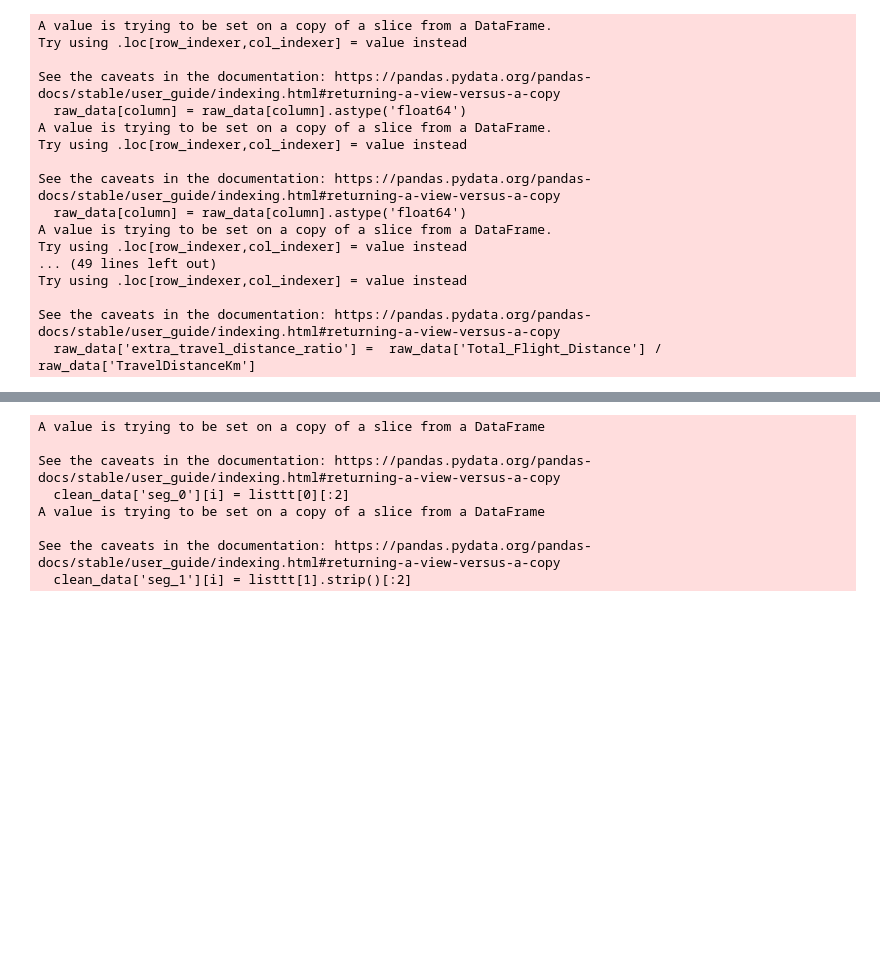
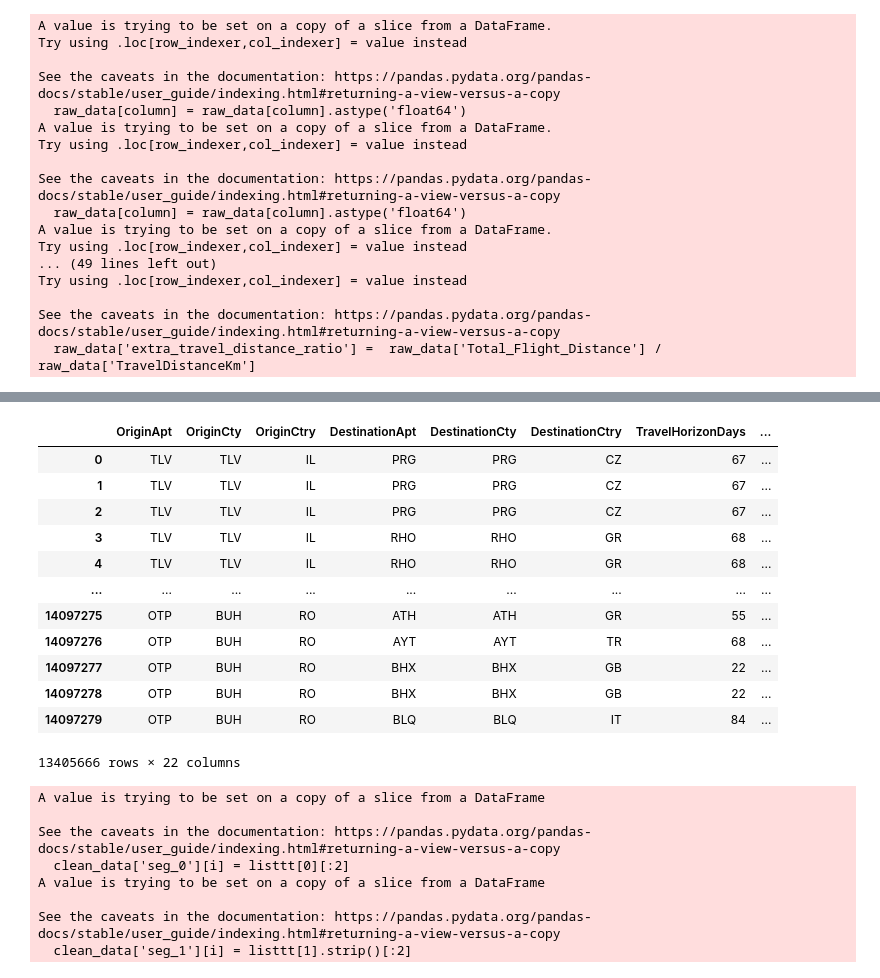
Before and after one commit to LaGenace/OptiFlyAi, a Jupyter notebook: Notebooks/ant_model_iterations.ipynb, the cells around one changed output, grey strips where cells are left out. Drawn from its saved outputs; the diff is of its cells as text; code cells hidden in the pictures; blank space fills up the shorter version.

```diff
--- a/Notebooks/ant_model_iterations.ipynb
+++ b/Notebooks/ant_model_iterations.ipynb
@@ -209,7 +393,7 @@ economy_flights = no_nan[(no_nan['PricePerPax'] > 0) & (no_nan['PricePerPax'] <
 distance_makes_sense_flights = economy_flights[(economy_flights["TravelDistanceKm"]<= economy_flights["Total_Flight_Distance"]) &
                                                (economy_flights["Total_Flight_Distance"] <= 5*economy_flights["TravelDistanceKm"])]
 
-processed_data, scalers = all_preprocessing2(distance_makes_sense_flights,columns, log_od_by_itredirects, 'lod_od_by_itredirect', box_cox, yeo_johnson)
+processed_data, scalers = all_preprocessing(distance_makes_sense_flights,columns, log_od_by_itredirects, 'lod_od_by_itredirect', box_cox, yeo_johnson, od_combined_encoding=True)
 
 # processed_data, scalers = all_preprocessing(distance_makes_sense_flights,columns, scale_itin_redirects, 'Score_Z_score_0_50', box_cox, yeo_johnson,
 #                                    target_func_param1='ItineraryRedirects', target_func_param2=0, target_func_param3=50)
@@ -238,3 +434,19 @@ processed_data.hist(figsize=(20, 10));
 # %%
 clean_processed_data = processed_data.dropna(subset=['lod_od_by_itredirect'])
+# %%
+data.loc[clean_processed_data.index]
+# %% [output]
+|  | OriginApt | OriginCty | OriginCtry | DestinationApt | DestinationCty | DestinationCtry | TravelHorizonDays | ... |
+| 0 | TLV | TLV | IL | PRG | PRG | CZ | 67 | ... |
+| 1 | TLV | TLV | IL | PRG | PRG | CZ | 67 | ... |
+| 2 | TLV | TLV | IL | PRG | PRG | CZ | 67 | ... |
+| 3 | TLV | TLV | IL | RHO | RHO | GR | 68 | ... |
+| 4 | TLV | TLV | IL | RHO | RHO | GR | 68 | ... |
+| ... | ... | ... | ... | ... | ... | ... | ... | ... |
+| 14097275 | OTP | BUH | RO | ATH | ATH | GR | 55 | ... |
+| 14097276 | OTP | BUH | RO | AYT | AYT | TR | 68 | ... |
+| 14097277 | OTP | BUH | RO | BHX | BHX | GB | 22 | ... |
+| 14097278 | OTP | BUH | RO | BHX | BHX | GB | 22 | ... |
+| 14097279 | OTP | BUH | RO | BLQ | BLQ | IT | 84 | ... |
+13405666 rows × 22 columns
 # %%
```
Also changed, not shown: parts of 9 cells of this notebook, 1 other file.
